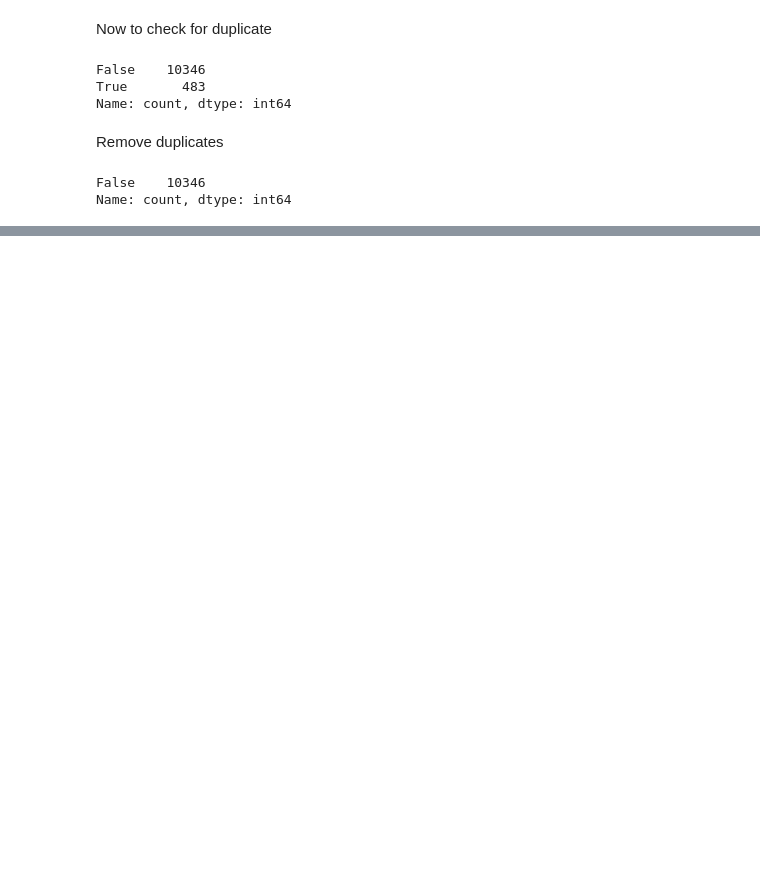
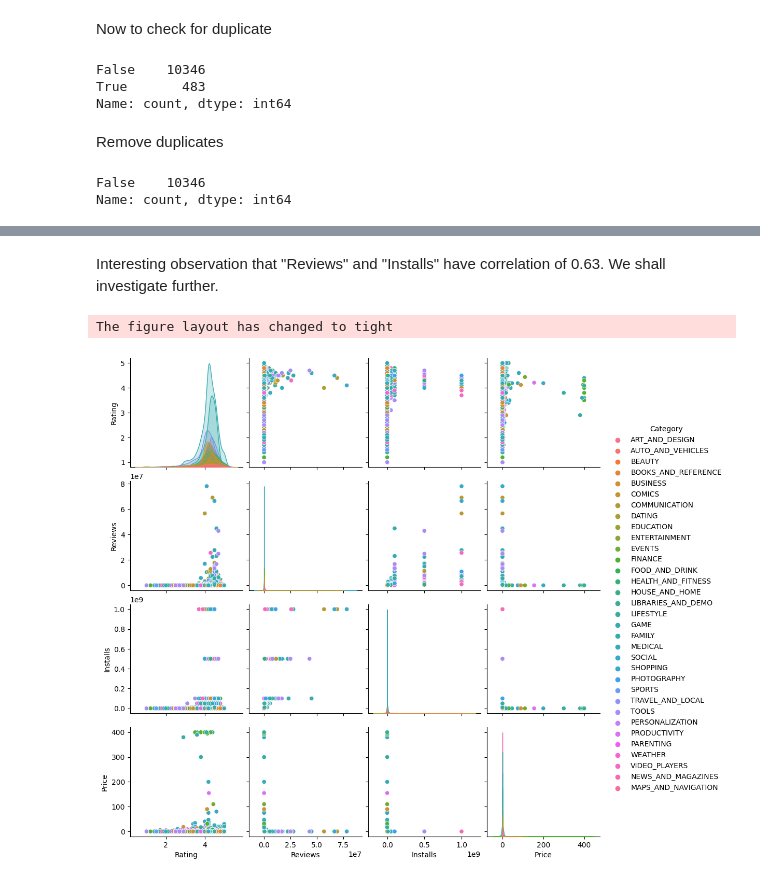
Before and after one commit to JackXLin/Google_Play_Store, a Jupyter notebook: google.ipynb, the cells around one changed output, grey strips where cells are left out. Saved outputs shown, nothing was run; the diff lists cells and outputs as text; code cells hidden in the pictures; blank space fills up the shorter version.

```diff
--- a/google.ipynb
+++ b/google.ipynb
@@ -244,0 +286,10 @@ Name: count, dtype: int64
+# %% [markdown]
+Interesting observation that "Reviews" and "Installs" have correlation of 0.63.
+We shall investigate further.
+# %%
+# Pairplot to explore relationships between variables
+sns.pairplot(google, hue="Category")
+plt.show()
+# %% [output]
+The figure layout has changed to tight
+[figure, added]
```
Also changed, not shown: parts of 40 cells of this notebook, 1 other file.
